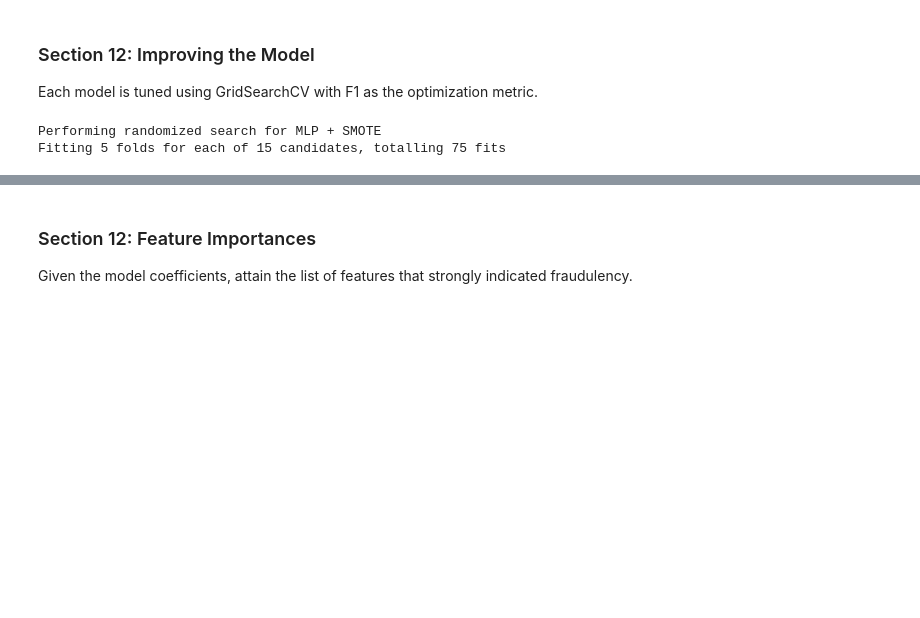
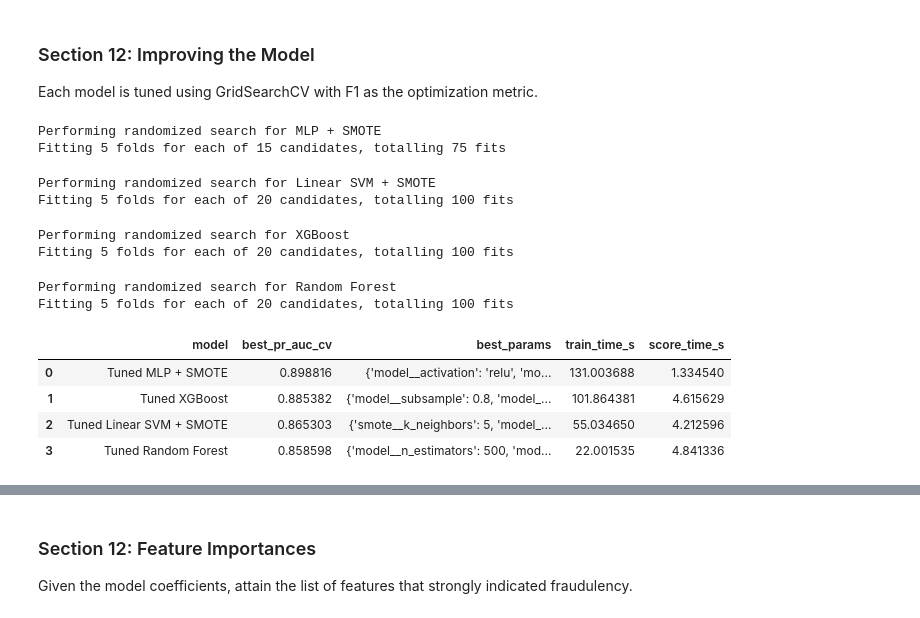
Before and after one commit to antaerus/fluffy-goggles, a Jupyter notebook: exploratory_data_analysis.ipynb, the cells around one changed output, grey strips where cells are left out. Saved outputs shown, nothing was run; the diff lists cells and outputs as text; code cells hidden in the pictures; blank space fills up the shorter version.

```diff
--- a/exploratory_data_analysis.ipynb
+++ b/exploratory_data_analysis.ipynb
@@ -1194,6 +1112,8 @@ tuning_n_iter = {
 best_models = {}
 tuning_rows = []
 
+tuning_df: pd.DataFrame
+
 for name, model in tuning_model_instances.items():
     print(f"\nPerforming randomized search for {name}")
     X_input = get_X_for_model(name)
@@ -1206,33 +1126,44 @@ for name, model in tuning_model_instances.items():
         scoring="average_precision",
         cv=cv,
         n_jobs=1 if name == "MLP + SMOTE" else -1,          # MLP parallelism guard
         verbose=1,
         random_state=RANDOM_STATE,
         refit=True
     )
 
     search.fit(X_input, y_train)
     best_models[name] = search.best_estimator_
 
     tuning_rows.append({
         "model": f"Tuned {name}",
         "best_pr_auc_cv": search.best_score_,
         "best_params": search.best_params_,
         "train_time_s": search.cv_results_["mean_fit_time"].mean(),
         "score_time_s": search.cv_results_["mean_score_time"].mean()
     })
 
 tuning_df = (
     pd.DataFrame(tuning_rows)
     .sort_values("best_pr_auc_cv", ascending=False)
     .reset_index(drop=True)
 )
 tuning_df.to_csv('data/tuned_models.csv', index=False)
 
 tuning_df
 # %% [output]
 Performing randomized search for MLP + SMOTE
 Fitting 5 folds for each of 15 candidates, totalling 75 fits
+Performing randomized search for Linear SVM + SMOTE
+Fitting 5 folds for each of 20 candidates, totalling 100 fits
+Performing randomized search for XGBoost
+Fitting 5 folds for each of 20 candidates, totalling 100 fits
+Performing randomized search for Random Forest
+Fitting 5 folds for each of 20 candidates, totalling 100 fits
+|  | model | best_pr_auc_cv | best_params | train_time_s | score_time_s |
+| 0 | Tuned MLP + SMOTE | 0.898816 | {'model__activation': 'relu', 'mo... | 131.003688 | 1.334540 |
+| 1 | Tuned XGBoost | 0.885382 | {'model__subsample': 0.8, 'model_... | 101.864381 | 4.615629 |
+| 2 | Tuned Linear SVM + SMOTE | 0.865303 | {'smote__k_neighbors': 5, 'model_... | 55.034650 | 4.212596 |
+| 3 | Tuned Random Forest | 0.858598 | {'model__n_estimators': 500, 'mod... | 22.001535 | 4.841336 |
 # %%
 for _, row in tuning_df.iterrows():
     print(f"\n{'='*50}")
```
Also changed, not shown: parts of 14 cells of this notebook, 7 other files.
